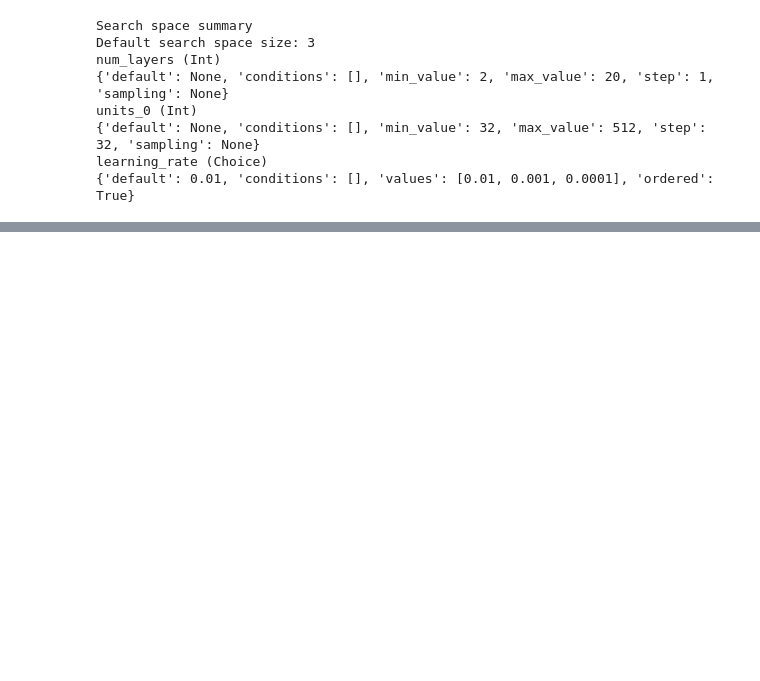
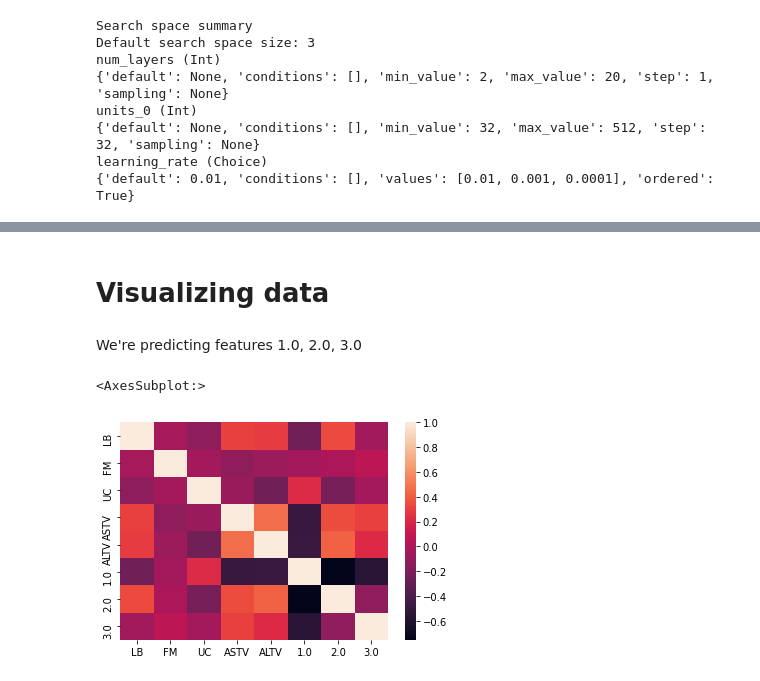
Before and after one commit to MSU-AI/Fetal-State-Predictor, a Jupyter notebook: AI_CLUB_PROJECT-3.ipynb, the cells around one changed output, grey strips where cells are left out. Saved outputs shown, nothing was run; the diff lists cells and outputs as text; code cells hidden in the pictures; blank space fills up the shorter version.

Commit message:
trained model, added data vis

```diff
--- a/AI_CLUB_PROJECT-3.ipynb
+++ b/AI_CLUB_PROJECT-3.ipynb
@@ -294,3 +295,12 @@ class Dense(layers.Layer):
       model.add(Dense(96, activation='relu')),
       model.add(Dense(32, activation='relu')),
       model.add(Dense(3, activation='sigmoid'))
+# %% [markdown]
+# Visualizing data
+# %% [markdown]
+We're predicting features 1.0, 2.0, 3.0
+# %%
+sns.heatmap(merged_data.corr())
+# %% [output]
+<AxesSubplot:>
+[figure, added]
```
Also changed, not shown: parts of 9 cells of this notebook, 23 other files.
